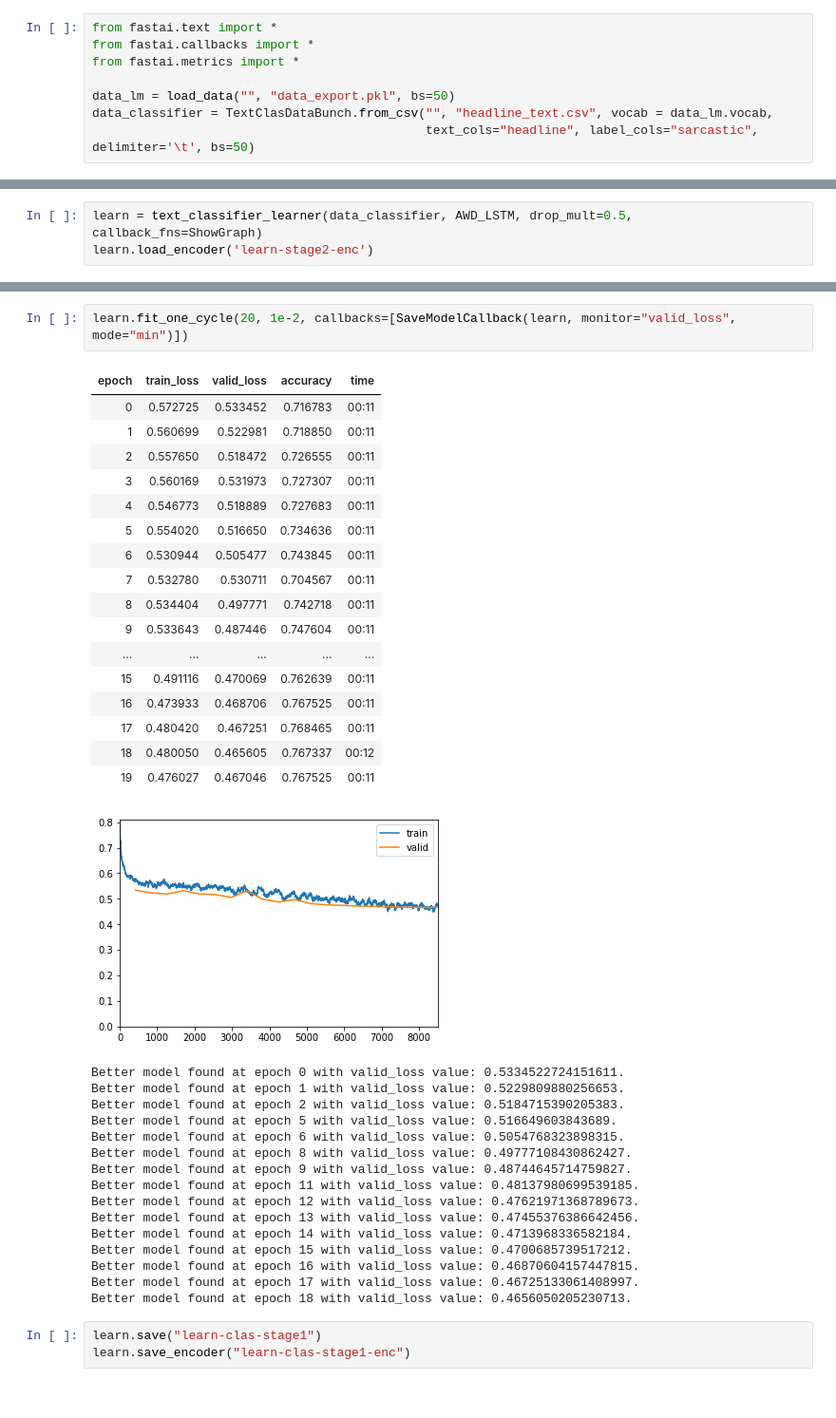
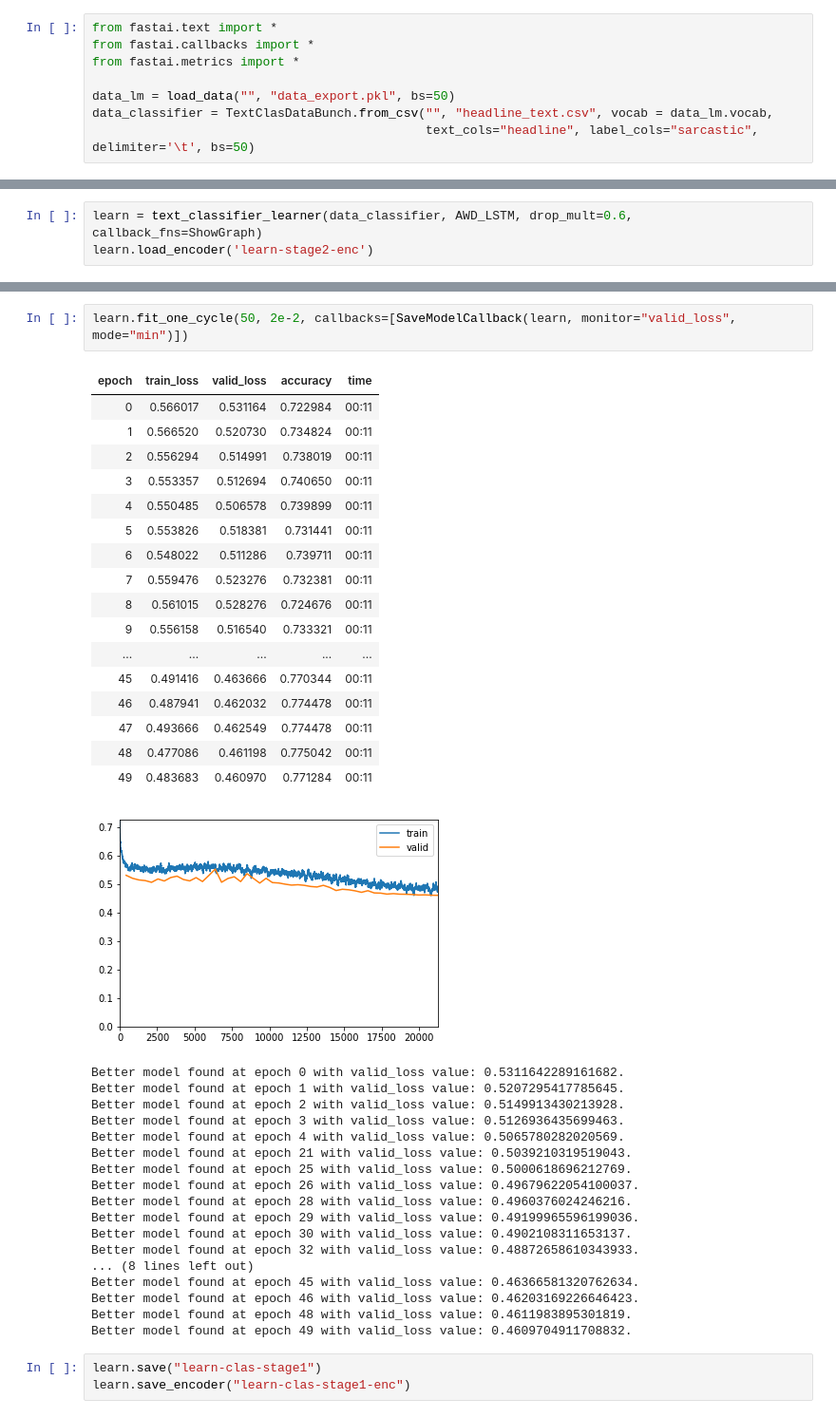
Before and after one commit to VicenteMoraes/SarcasmDetector, a Jupyter notebook: Classifier.ipynb, the cells around one changed output, grey strips where cells are left out. Shown at 95% size. Drawn from its saved outputs; the diff is of its cells as text.

Commit message:
Classifier 0.6 drop_mul

```diff
--- a/Classifier.ipynb
+++ b/Classifier.ipynb
@@ -33,3 +33,3 @@ data_classifier.show_batch()
 # %%
-learn = text_classifier_learner(data_classifier, AWD_LSTM, drop_mult=0.5, callback_fns=ShowGraph)
+learn = text_classifier_learner(data_classifier, AWD_LSTM, drop_mult=0.6, callback_fns=ShowGraph)
 learn.load_encoder('learn-stage2-enc')
@@ -43,39 +45,41 @@ LR Finder is complete, type {learner_name}.recorder.plot() to see the graph.
 # %%
-learn.fit_one_cycle(20, 1e-2, callbacks=[SaveModelCallback(learn, monitor="valid_loss", mode="min")])
+learn.fit_one_cycle(50, 2e-2, callbacks=[SaveModelCallback(learn, monitor="valid_loss", mode="min")])
 # %% [output]
 | epoch | train_loss | valid_loss | accuracy | time |
-| 0 | 0.572725 | 0.533452 | 0.716783 | 00:11 |
-| 1 | 0.560699 | 0.522981 | 0.718850 | 00:11 |
-| 2 | 0.557650 | 0.518472 | 0.726555 | 00:11 |
-| 3 | 0.560169 | 0.531973 | 0.727307 | 00:11 |
-| 4 | 0.546773 | 0.518889 | 0.727683 | 00:11 |
-| 5 | 0.554020 | 0.516650 | 0.734636 | 00:11 |
-| 6 | 0.530944 | 0.505477 | 0.743845 | 00:11 |
-| 7 | 0.532780 | 0.530711 | 0.704567 | 00:11 |
-| 8 | 0.534404 | 0.497771 | 0.742718 | 00:11 |
-| 9 | 0.533643 | 0.487446 | 0.747604 | 00:11 |
+| 0 | 0.566017 | 0.531164 | 0.722984 | 00:11 |
+| 1 | 0.566520 | 0.520730 | 0.734824 | 00:11 |
+| 2 | 0.556294 | 0.514991 | 0.738019 | 00:11 |
+| 3 | 0.553357 | 0.512694 | 0.740650 | 00:11 |
+| 4 | 0.550485 | 0.506578 | 0.739899 | 00:11 |
+| 5 | 0.553826 | 0.518381 | 0.731441 | 00:11 |
+| 6 | 0.548022 | 0.511286 | 0.739711 | 00:11 |
+| 7 | 0.559476 | 0.523276 | 0.732381 | 00:11 |
+| 8 | 0.561015 | 0.528276 | 0.724676 | 00:11 |
+| 9 | 0.556158 | 0.516540 | 0.733321 | 00:11 |
 | ... | ... | ... | ... | ... |
-| 15 | 0.491116 | 0.470069 | 0.762639 | 00:11 |
-| 16 | 0.473933 | 0.468706 | 0.767525 | 00:11 |
-| 17 | 0.480420 | 0.467251 | 0.768465 | 00:11 |
-| 18 | 0.480050 | 0.465605 | 0.767337 | 00:12 |
-| 19 | 0.476027 | 0.467046 | 0.767525 | 00:11 |
+| 45 | 0.491416 | 0.463666 | 0.770344 | 00:11 |
+| 46 | 0.487941 | 0.462032 | 0.774478 | 00:11 |
+| 47 | 0.493666 | 0.462549 | 0.774478 | 00:11 |
+| 48 | 0.477086 | 0.461198 | 0.775042 | 00:11 |
+| 49 | 0.483683 | 0.460970 | 0.771284 | 00:11 |
-[figure, old version]
+[figure, new version]
-Better model found at epoch 0 with valid_loss value: 0.5334522724151611.
-Better model found at epoch 1 with valid_loss value: 0.5229809880256653.
-Better model found at epoch 2 with valid_loss value: 0.5184715390205383.
-Better model found at epoch 5 with valid_loss value: 0.516649603843689.
-Better model found at epoch 6 with valid_loss value: 0.5054768323898315.
-Better model found at epoch 8 with valid_loss value: 0.49777108430862427.
-Better model found at epoch 9 with valid_loss value: 0.48744645714759827.
-Better model found at epoch 11 with valid_loss value: 0.48137980699539185.
-Better model found at epoch 12 with valid_loss value: 0.47621971368789673.
-Better model found at epoch 13 with valid_loss value: 0.47455376386642456.
-Better model found at epoch 14 with valid_loss value: 0.4713968336582184.
-Better model found at epoch 15 with valid_loss value: 0.4700685739517212.
-Better model found at epoch 16 with valid_loss value: 0.46870604157447815.
-Better model found at epoch 17 with valid_loss value: 0.46725133061408997.
-Better model found at epoch 18 with valid_loss value: 0.4656050205230713.
+Better model found at epoch 0 with valid_loss value: 0.5311642289161682.
+Better model found at epoch 1 with valid_loss value: 0.5207295417785645.
+Better model found at epoch 2 with valid_loss value: 0.5149913430213928.
+Better model found at epoch 3 with valid_loss value: 0.5126936435699463.
+Better model found at epoch 4 with valid_loss value: 0.5065780282020569.
+Better model found at epoch 21 with valid_loss value: 0.5039210319519043.
+Better model found at epoch 25 with valid_loss value: 0.5000618696212769.
+Better model found at epoch 26 with valid_loss value: 0.49679622054100037.
+Better model found at epoch 28 with valid_loss value: 0.4960376024246216.
+Better model found at epoch 29 with valid_loss value: 0.49199965596199036.
+Better model found at epoch 30 with valid_loss value: 0.4902108311653137.
+Better model found at epoch 32 with valid_loss value: 0.48872658610343933.
+... (8 lines left out)
+Better model found at epoch 45 with valid_loss value: 0.46366581320762634.
+Better model found at epoch 46 with valid_loss value: 0.46203169226646423.
+Better model found at epoch 48 with valid_loss value: 0.4611983895301819.
+Better model found at epoch 49 with valid_loss value: 0.4609704911708832.
 # %%
 learn.save("learn-clas-stage1")
 learn.save_encoder("learn-clas-stage1-enc")
```
Also changed, not shown: parts of 16 cells of this notebook.
